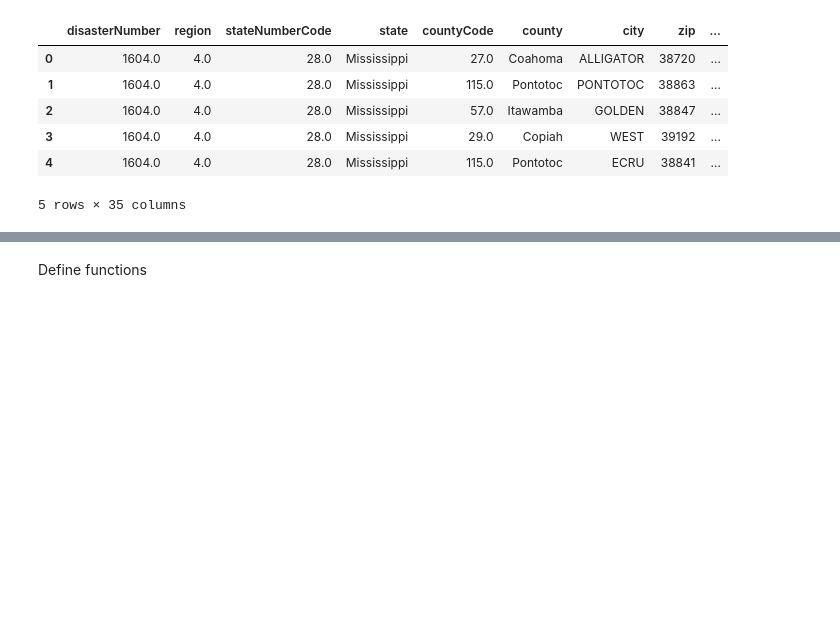
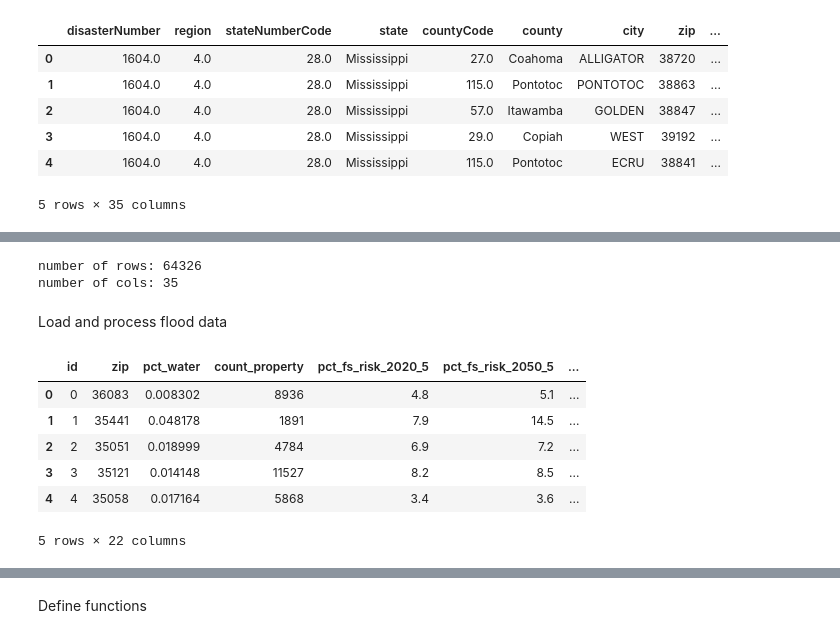
Before and after one commit to Zoheb0707/DataVizProject, a Jupyter notebook: mitigation_analysis.ipynb, the cells around one changed output, grey strips where cells are left out. Saved outputs shown, nothing was run; the diff lists cells and outputs as text; code cells hidden in the pictures; blank space fills up the shorter version.

```diff
--- a/mitigation_analysis.ipynb
+++ b/mitigation_analysis.ipynb
@@ -29,0 +92,21 @@ data.head()
+# %%
+# printing metrics for mitigation data
+print("number of rows: " + str(mitigation_data.shape[0]))
+print("number of cols: " + str(mitigation_data.shape[1]))
+# %% [output]
+number of rows: 64326
+number of cols: 35
+# %% [markdown]
+Load and process flood data
+# %%
+flood_data = pd.read_csv("flood_clustered_dataset.csv", sep = ',')
+flood_data = flood_data.rename(columns={"zipcode": "zip"})
+flood_data.head()
+# %% [output]
+|  | id | zip | pct_water | count_property | pct_fs_risk_2020_5 | pct_fs_risk_2050_5 | ... |
+| 0 | 0 | 36083 | 0.008302 | 8936 | 4.8 | 5.1 | ... |
+| 1 | 1 | 35441 | 0.048178 | 1891 | 7.9 | 14.5 | ... |
+| 2 | 2 | 35051 | 0.018999 | 4784 | 6.9 | 7.2 | ... |
+| 3 | 3 | 35121 | 0.014148 | 11527 | 8.2 | 8.5 | ... |
+| 4 | 4 | 35058 | 0.017164 | 5868 | 3.4 | 3.6 | ... |
+5 rows × 22 columns
```
Also changed, not shown: parts of 10 cells of this notebook, 1 other file.
